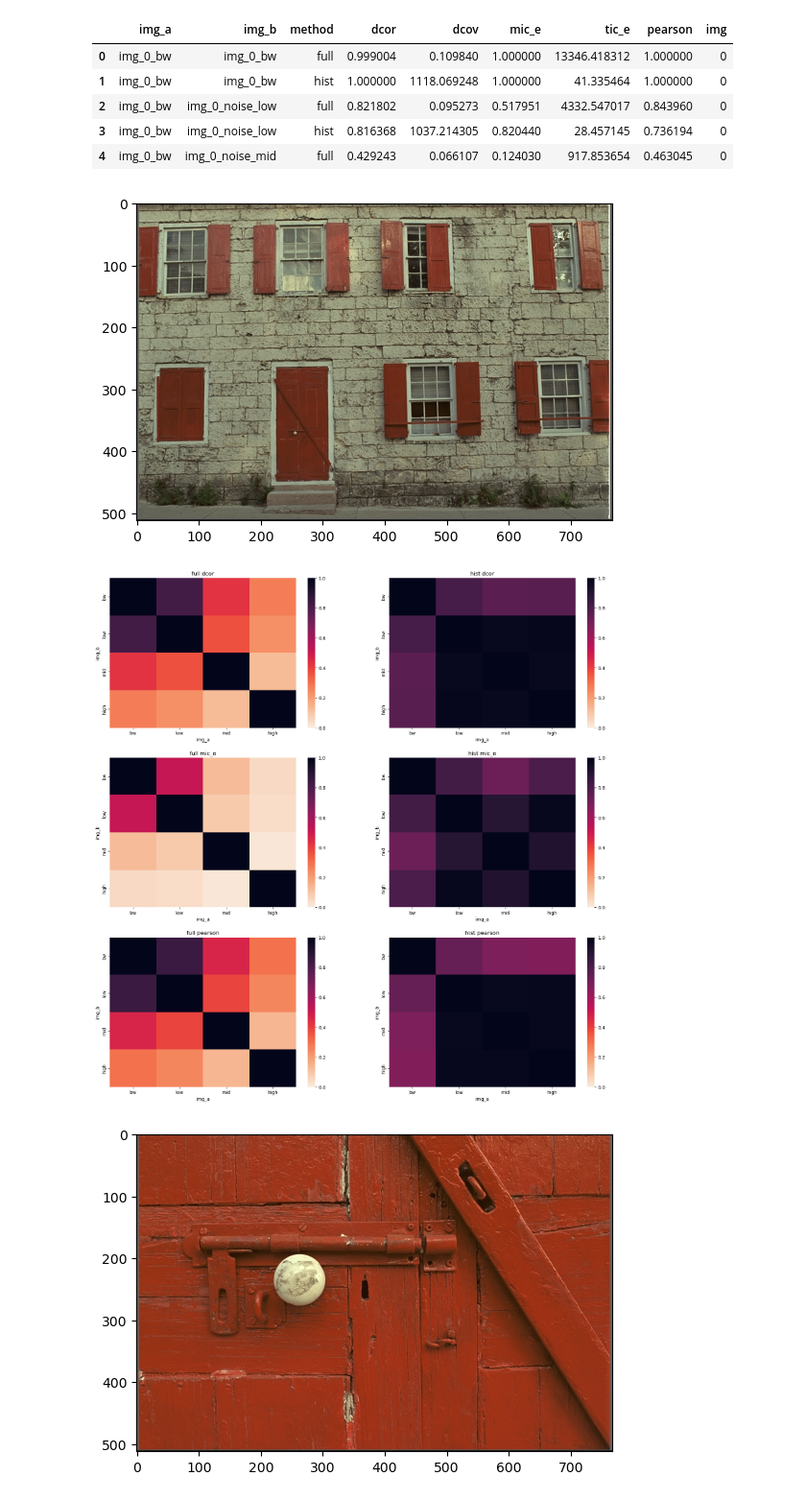
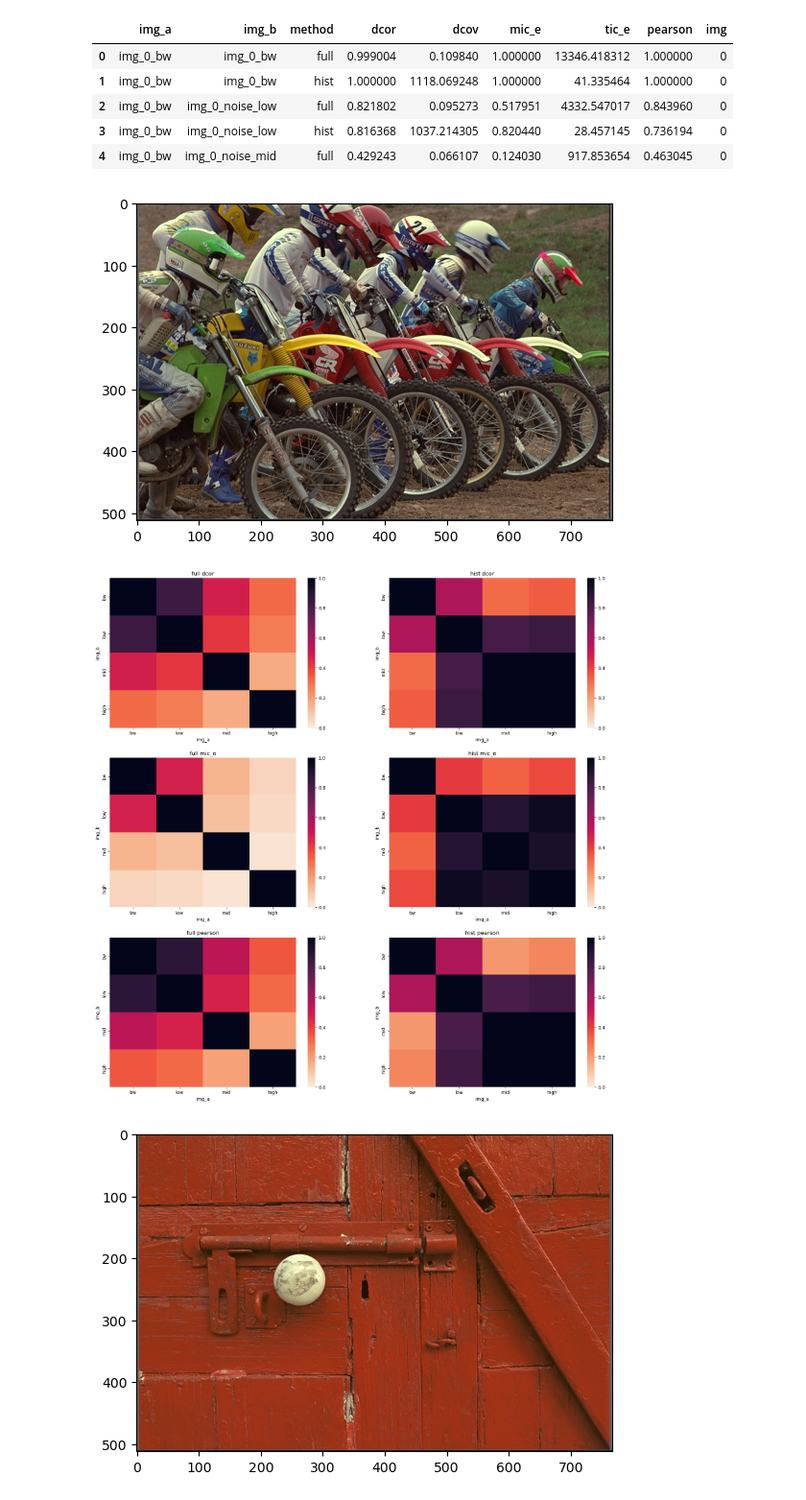
Before and after one commit to FabianCastellano/memoria, a Jupyter notebook: code/figuras/comparison_analysis.ipynb, the cells around one changed output. Shown at 96% size. Drawn from its saved outputs; the diff is of its cells as text; code cells hidden in the pictures.

```diff
--- a/code/figuras/comparison_analysis.ipynb
+++ b/code/figuras/comparison_analysis.ipynb
@@ -19,53 +19,58 @@ df.head()
 # %%
 # plot heatmap for each method and each corr
 
-i = 0
-df_0 = df[df['img'] ==i]
-df_0.head()
-img_path = f'./img/{i+1}.png'
-plt.imshow(plt.imread(img_path), cmap='gray')
-plt.show()
+def get_heatmap(i,  df=df):
+    df_0 = df[df['img'] ==i]
+    df_0.head()
+    img_path = f'./img/{i+1}.png'
+    plt.imshow(plt.imread(img_path), cmap='gray')
+    plt.show()
 
-fig, axs = plt.subplots(3, 2, figsize=(20, 20))
-plt.subplots_adjust(wspace=0.2, hspace=0.2)
+    fig, axs = plt.subplots(3, 2, figsize=(20, 20))
+    plt.subplots_adjust(wspace=0.2, hspace=0.2)
 
-methods = ['full', 'hist']
+    methods = ['full', 'hist']
 
-corrs = ['dcor', 'mic_e', 'pearson']
+    corrs = ['dcor', 'mic_e', 'pearson']
 
-# plot img
+    # plot img
 
 
 
 
-for i in range(3):
-    for j in range(2):
-            df_corr = df_0[df_0['method'] == methods[j]]
-            df_corr = df_corr[['img_a', 'img_b', corrs[i]]]
-            df_corr['img_a'] = df_corr['img_a'].apply(lambda x: x.split('_')[-1])
-            df_corr['img_b'] = df_corr['img_b'].apply(lambda x: x.split('_')[-1])
-            # sort values in bw, low, mid, high order
-            df_corr['img_a'] = pd.Categorical(df_corr['img_a'], categories=['bw', 'low', 'mid', 'high'], ordered=True)
-            df_corr['img_b'] = pd.Categorical(df_corr['img_b'], categories=['bw', 'low', 'mid', 'high'], ordered=True)
-            df_corr = df_corr.sort_values(['img_a', 'img_b'])
+    for i in range(3):
+        for j in range(2):
+                df_corr = df_0[df_0['method'] == methods[j]]
+                df_corr = df_corr[['img_a', 'img_b', corrs[i]]]
+                df_corr['img_a'] = df_corr['img_a'].apply(lambda x: x.split('_')[-1])
+                df_corr['img_b'] = df_corr['img_b'].apply(lambda x: x.split('_')[-1])
+                # sort values in bw, low, mid, high order
+                df_corr['img_a'] = pd.Categorical(df_corr['img_a'], categories=['bw', 'low', 'mid', 'high'], ordered=True)
+                df_corr['img_b'] = pd.Categorical(df_corr['img_b'], categories=['bw', 'low', 'mid', 'high'], ordered=True)
+                df_corr = df_corr.sort_values(['img_a', 'img_b'])
 
-            # heatmao img_a vs img_b
-            #replace nan with 0
-            df_corr = df_corr.pivot(index='img_a', columns='img_b', values=corrs[i])
-            df_corr.fillna(0, inplace=True)
-            # mirror values in matrix
-            df_corr = df_corr + df_corr.T - np.diag(df_corr.values.diagonal())
-            # heatma between 0 and 1
-            sns.heatmap(df_corr, cmap="rocket_r", ax=axs[i][j], vmin=0, vmax=1)
-            axs[i][j].set_title(methods[j] + ' ' + corrs[i])
-            axs[i][j].set_xlabel('img_a')
-            axs[i][j].set_ylabel('img_b')
+                # heatmao img_a vs img_b
+                #replace nan with 0
+                df_corr = df_corr.pivot(index='img_a', columns='img_b', values=corrs[i])
+                df_corr.fillna(0, inplace=True)
+                # mirror values in matrix
+                df_corr = df_corr + df_corr.T - np.diag(df_corr.values.diagonal())
+                # heatma between 0 and 1
+                sns.heatmap(df_corr, cmap="rocket_r", ax=axs[i][j], vmin=0, vmax=1)
+                axs[i][j].set_title(methods[j] + ' ' + corrs[i])
+                axs[i][j].set_xlabel('img_a')
+                axs[i][j].set_ylabel('img_b')
 
-plt.savefig('heatmap_1.png')
-plt.show()
+    plt.savefig('heatmap_1.png')
+    plt.show()
+
+
+# plot heatmap for each method and each corr
-# %% [output]
-[figure, removed]
-[figure, removed]
+# %%
+get_heatmap(4)
+# %% [output]
+[figure, added]
+[figure, added]
 # %%
 # plot heatmap for each method and each corr
 
```
Also changed, not shown: 17 other files.
